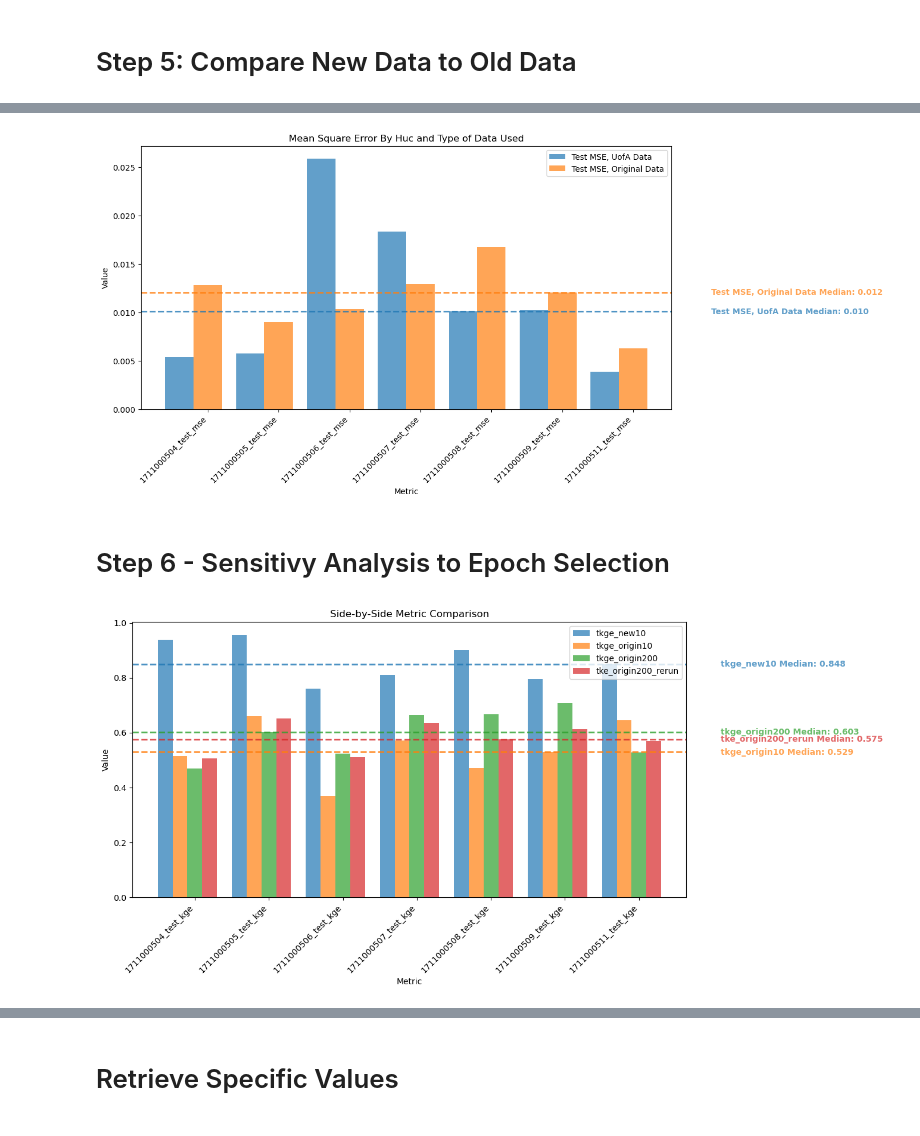
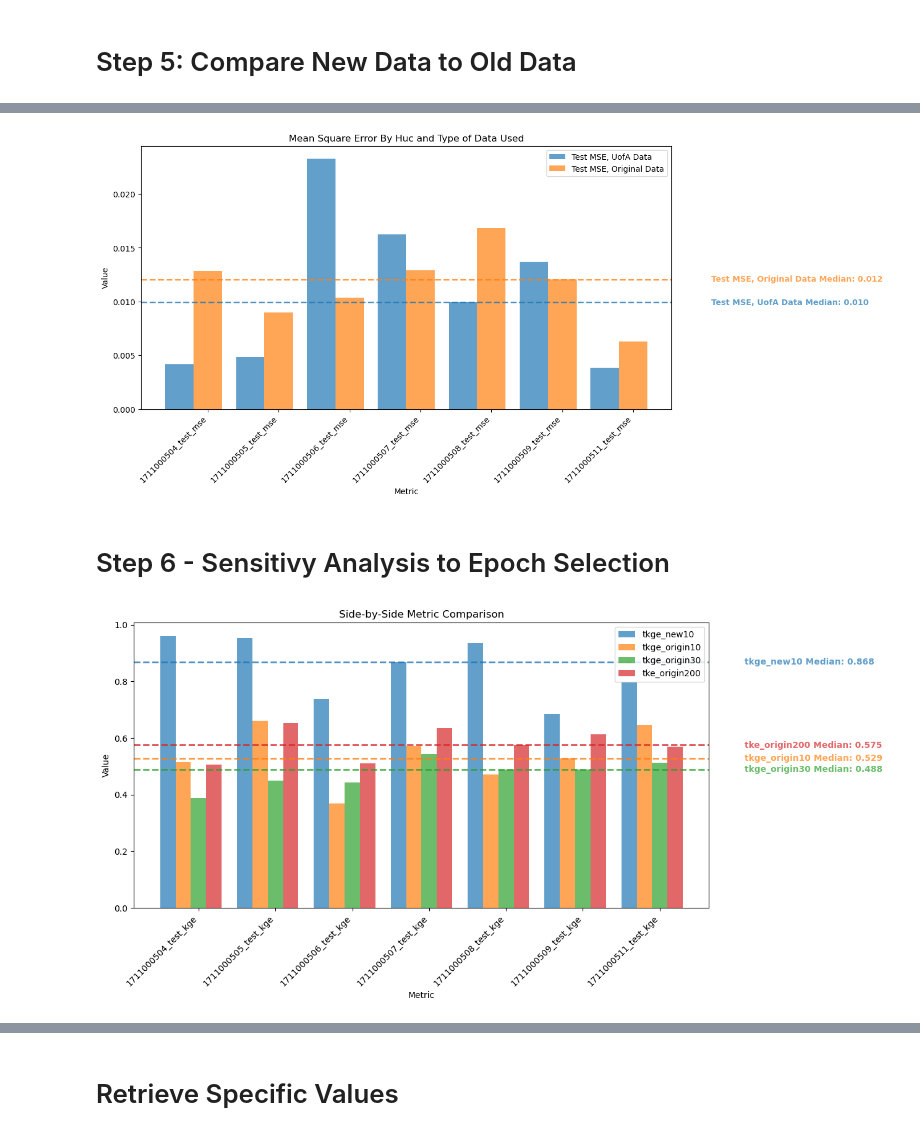
Before and after one commit to DSHydro/SnowML, a Jupyter notebook: notebooks/Ex1_MoreData/VizHuc10Compare.ipynb, the cells around one changed output, grey strips where cells are left out. Cells and saved outputs as stored; diff of their text form; code cells hidden in the pictures.

Commit message:
Update Ex1 Charts

```diff
--- a/notebooks/Ex1_MoreData/VizHuc10Compare.ipynb
+++ b/notebooks/Ex1_MoreData/VizHuc10Compare.ipynb
@@ -95,27 +91,21 @@ df_orig200_rerun = pd.read_csv("../../data/run_id_data/metrics_from_02a508daab8e
 # %%
 
 # Now extract separate dataframes witht the test_kge and test_mse metrics, respectively
-df_orig200_tkge = extract_metric(df_orig200, "test_kge")
-df_orig200_tmse = extract_metric(df_orig200, "test_mse")
+df_orig200_tkge = extract_metric(df_orig200_rerun, "test_kge")
+df_orig200_tmse = extract_metric(df_orig200_rerun, "test_mse")
 
 
-df_orig30_tkge = extract_metric(df_orig200, "test_kge")
-df_orig30_tmse = extract_metric(df_orig200, "test_mse")
+df_orig30_tkge = extract_metric(df_orig30, "test_kge")
+df_orig30_tmse = extract_metric(df_orig30, "test_mse")
 
 
-#df_orig10_tkge = extract_metric(df_orig10, "test_kge")
-#df_orig10_tmse = extract_metric(df_orig10, "test_mse")
+df_orig10_tkge = extract_metric(df_orig10, "test_kge")
+df_orig10_tmse = extract_metric(df_orig10, "test_mse")
 
 
-df_new10_tkge = extract_metric(df_new10, "test_kge")
-df_new10_tmse = extract_metric(df_new10, "test_mse")
+df_new10_tkge = extract_metric(df_new10_rerun, "test_kge")
+df_new10_tmse = extract_metric(df_new10_rerun, "test_mse")
 
 
-#df_new200_tkge = extract_metric(df_new200, "test_kge")
-#df_new200_tmse = extract_metric(df_new200, "test_mse")
-
-df_new10_rerun_tkge = extract_metric(df_new10, "test_kge")
-df_new10_rerun_tmse = extract_metric(df_new10, "test_mse")
-
-df_orig200_rerun_tkge = extract_metric(df_orig200_rerun, "test_kge")
-df_orig200_rerun_tmse = extract_metric(df_orig200_rerun, "test_mse")
+df_new200_tkge = extract_metric(df_new200, "test_kge")
+df_new200_tmse = extract_metric(df_new200, "test_mse")
@@ -231,16 +228,16 @@ plot_side_by_side(df_new10_rerun_tkge, "Test KGE UofAData", df_orig200_rerun_tkg
 # %%
 # MSE
 title = "Mean Square Error By Huc and Type of Data Used"
-plot_side_by_side(df_new10_rerun_tmse, "Test MSE, UofA Data", df_orig200_rerun_tmse, "Test MSE, Original Data", title = title, save_local = True)
+plot_side_by_side(df_new10_tmse, "Test MSE, UofA Data", df_orig200_tmse, "Test MSE, Original Data", title = title, save_local = True)
 # %% [output]
-[figure, old version]
+[figure, new version]
 # %% [markdown]
 # Step 6 - Sensitivy Analysis to Epoch Selection
 # %%
 # Klinge-Gupta Efficency (Higher is better; 1 is Perfect)
-plot_side_by_side(df_new10_tkge, "tkge_new10", df_orig10_tkge, "tkge_origin10", df_orig200_tkge, "tkge_origin200",
-                  df_orig200_rerun_tkge, "tke_origin200_rerun")
+plot_side_by_side(df_new10_tkge, "tkge_new10", df_orig10_tkge, "tkge_origin10", df_orig30_tkge, "tkge_origin30",
+                  df_orig200_tkge, "tke_origin200")
 # %% [output]
-[figure, old version]
+[figure, new version]
 # %%
 # MSE (Lower is better; 0 is Perfect)
```
Also changed, not shown: parts of 20 cells of this notebook, 3 other files.
